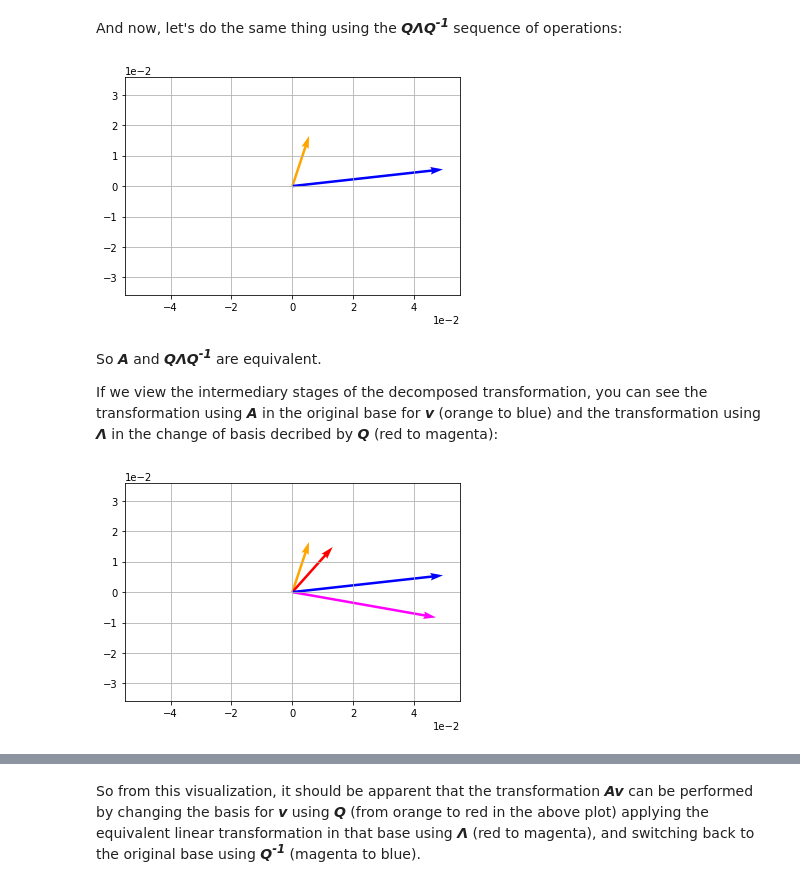
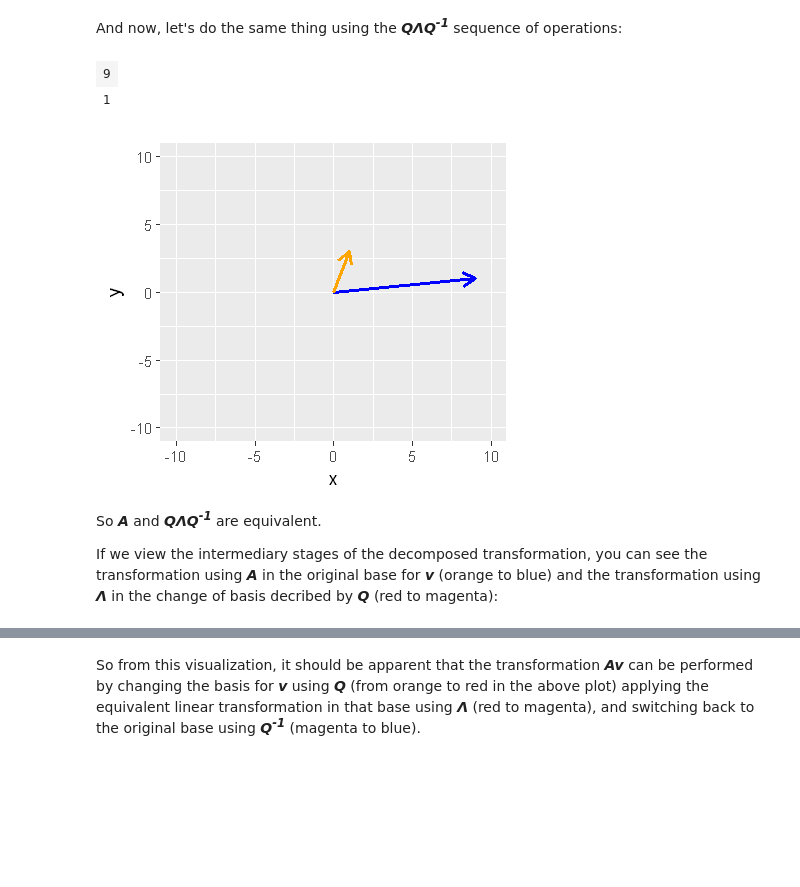
Before and after one commit to rsmct2011/Essential-Math-R, a Jupyter notebook: Module03/03-05-Transformations Eigenvectors and Eigenvalues.ipynb, the cells around one changed output, grey strips where cells are left out. Drawn from its saved outputs; the diff is of its cells as text; code cells hidden in the pictures; blank space fills up the shorter version.

```diff
--- a/Module03/03-05-Transformations Eigenvectors and Eigenvalues.ipynb
+++ b/Module03/03-05-Transformations Eigenvectors and Eigenvalues.ipynb
@@ -704,43 +671,24 @@ plt.show()
 # %% [markdown]
 And now, let's do the same thing using the ***Q&Lambda;Q<sup>-1</sup>*** sequence of operations:
-# %%
-import math
-import numpy as np
-import matplotlib.pyplot as plt
-%matplotlib inline
-
-t = (Q@(L@(Qinv)))@v
-
-# Plot v and t
-vecs = np.array([v,t])
-origin = [0], [0]
-plt.axis('equal')
-plt.grid()
-plt.ticklabel_format(style='sci', axis='both', scilimits=(0,0))
-plt.quiver(*origin, vecs[:,0], vecs[:,1], color=['orange', 'b'], scale=20)
-plt.show()
-# %% [output]
-[figure, removed]
+# %%
+t = Q %*% L %*% Qinv %*% v
+t
+
+## Data frame for the vector plot
+df_t = data.frame(x = c(0,t[1]), y = c(0,t[2]))
+
+## Plot the vectors
+ggplot() +
+      geom_line(data = df_t, aes(x,y), arrow = arrow(length=unit(0.30,"cm")),
+                color = 'blue', size = 1) +
+      geom_line(data = df_v, aes(x,y), arrow = arrow(length=unit(0.30,"cm")),
+                color = 'orange', size = 1) +
+      xlim(-10,10) + ylim(-10,10)
+# %% [output]
+| 9 |
+| 1 |
+[figure, added]
 # %% [markdown]
 So ***A*** and ***Q&Lambda;Q<sup>-1</sup>*** are equivalent.
 
 If we view the intermediary stages of the decomposed transformation, you can see the transformation using ***A*** in the original base for ***v*** (orange to blue) and the transformation using ***&Lambda;*** in the change of basis decribed by ***Q*** (red to magenta):
-# %%
-import numpy as np
-import matplotlib.pyplot as plt
-%matplotlib inline
-
-t1 = Qinv@v
-t2 = L@t1
-t3 = Q@t2
-
-# Plot the transformations
-vecs = np.array([v,t1, t2, t3])
-origin = [0], [0]
-plt.axis('equal')
-plt.grid()
-plt.ticklabel_format(style='sci', axis='both', scilimits=(0,0))
-plt.quiver(*origin, vecs[:,0], vecs[:,1], color=['orange', 'red', 'magenta', 'blue'], scale=20)
-plt.show()
-# %% [output]
-[figure, removed]
```
Also changed, not shown: parts of 38 cells of this notebook.
